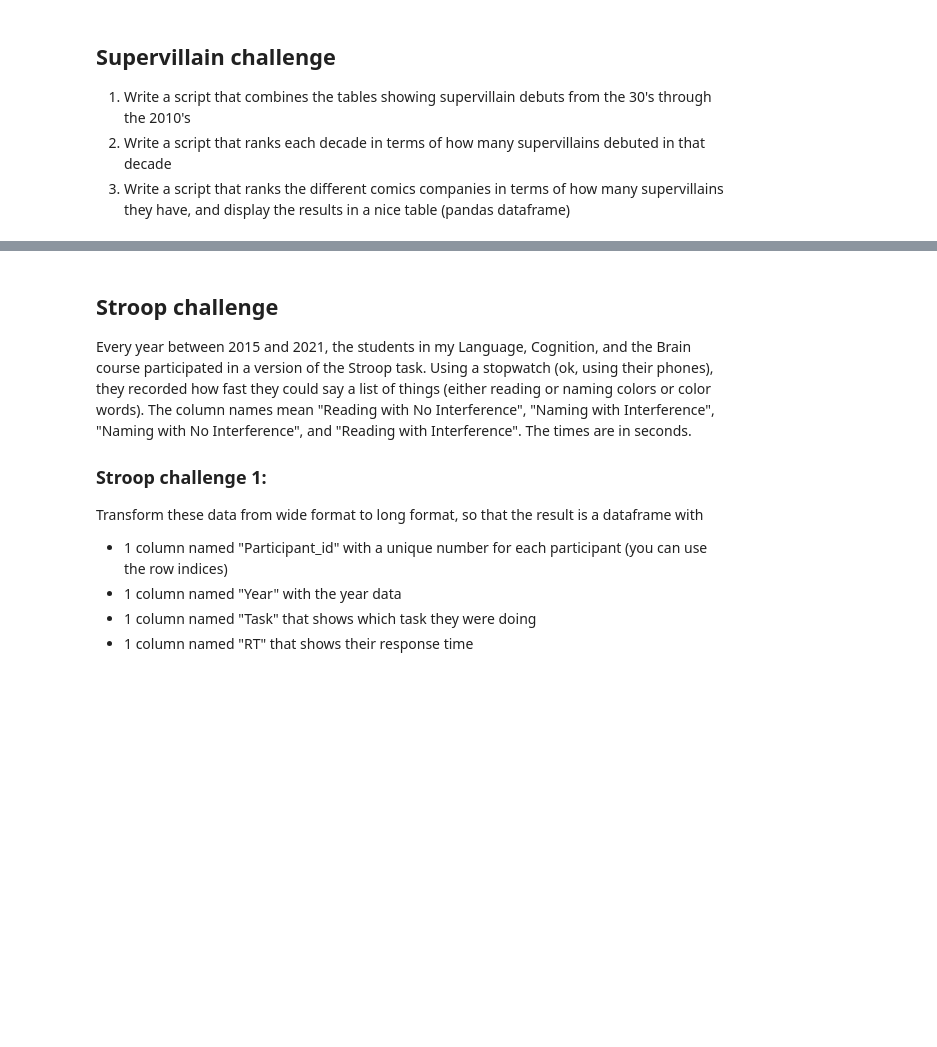
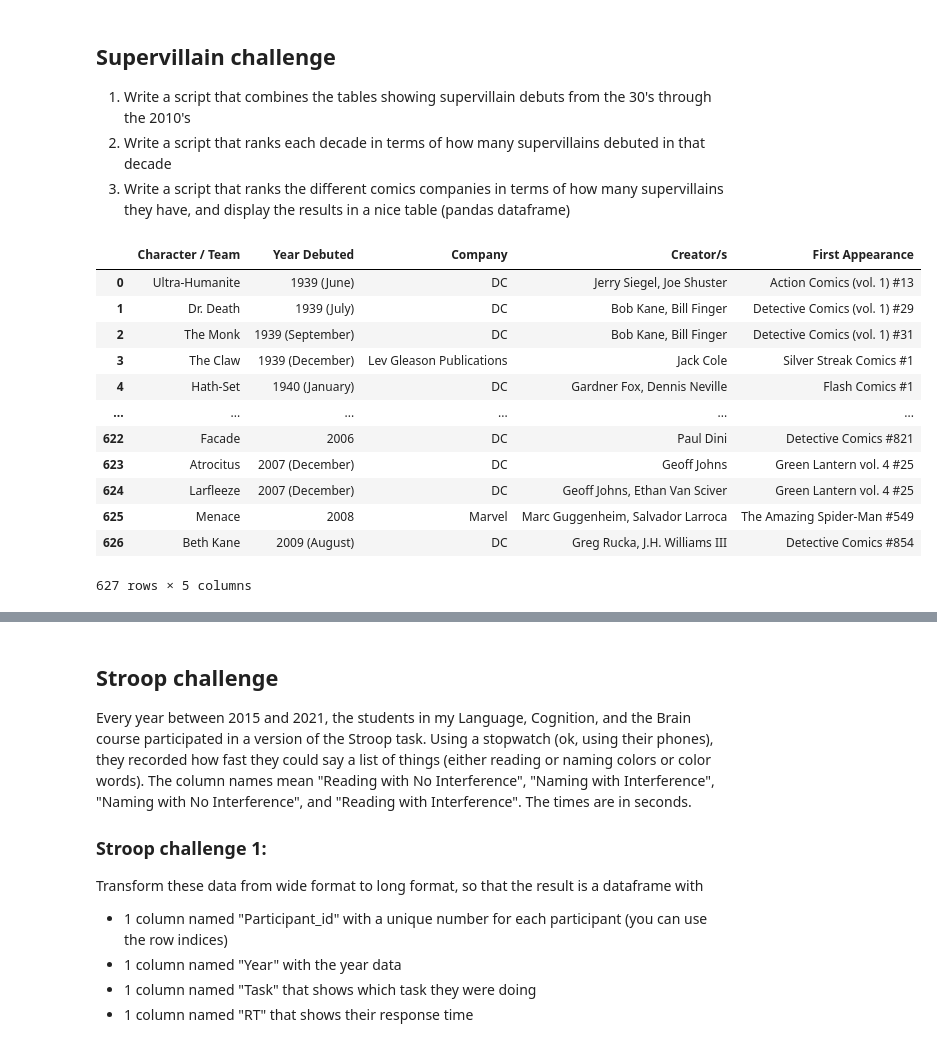
Before and after one commit to LauraLundbye/Cultural_Intro_GIT, a Jupyter notebook: fun_with_pandas.ipynb, the cells around one changed output, grey strips where cells are left out. Saved outputs shown, nothing was run; the diff lists cells and outputs as text; code cells hidden in the pictures; blank space fills up the shorter version.

```diff
--- a/fun_with_pandas.ipynb
+++ b/fun_with_pandas.ipynb
@@ -133,3 +221,19 @@ rawdata = pd.read_html("https://en.wikipedia.org/wiki/Timeline_of_Solar_System_e
 3. Write a script that ranks the different comics companies in terms of how many supervillains they have, and display the results in a nice table (pandas dataframe)
 # %%
 rawdata = pd.read_html("https://en.wikipedia.org/wiki/List_of_comic_book_supervillain_debuts")
+combined_df2 = pd.concat(rawdata[3:11], ignore_index=True)
+combined_df2
+# %% [output]
+|  | Character / Team | Year Debuted | Company | Creator/s | First Appearance |
+| 0 | Ultra-Humanite | 1939 (June) | DC | Jerry Siegel, Joe Shuster | Action Comics (vol. 1) #13 |
+| 1 | Dr. Death | 1939 (July) | DC | Bob Kane, Bill Finger | Detective Comics (vol. 1) #29 |
+| 2 | The Monk | 1939 (September) | DC | Bob Kane, Bill Finger | Detective Comics (vol. 1) #31 |
+| 3 | The Claw | 1939 (December) | Lev Gleason Publications | Jack Cole | Silver Streak Comics #1 |
+| 4 | Hath-Set | 1940 (January) | DC | Gardner Fox, Dennis Neville | Flash Comics #1 |
+| ... | ... | ... | ... | ... | ... |
+| 622 | Facade | 2006 | DC | Paul Dini | Detective Comics #821 |
+| 623 | Atrocitus | 2007 (December) | DC | Geoff Johns | Green Lantern vol. 4 #25 |
+| 624 | Larfleeze | 2007 (December) | DC | Geoff Johns, Ethan Van Sciver | Green Lantern vol. 4 #25 |
+| 625 | Menace | 2008 | Marvel | Marc Guggenheim, Salvador Larroca | The Amazing Spider-Man #549 |
+| 626 | Beth Kane | 2009 (August) | DC | Greg Rucka, J.H. Williams III | Detective Comics #854 |
+627 rows × 5 columns
```
Also changed, not shown: parts of 15 cells of this notebook.
